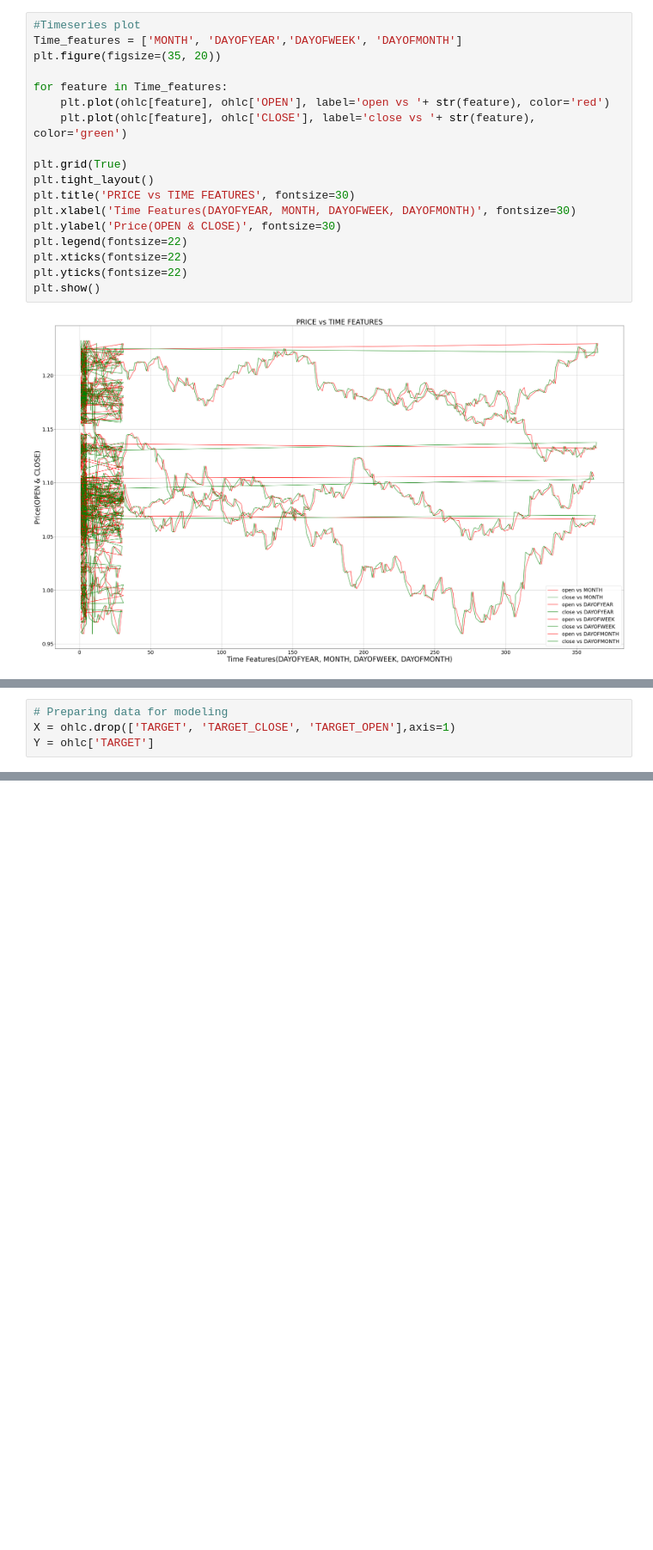
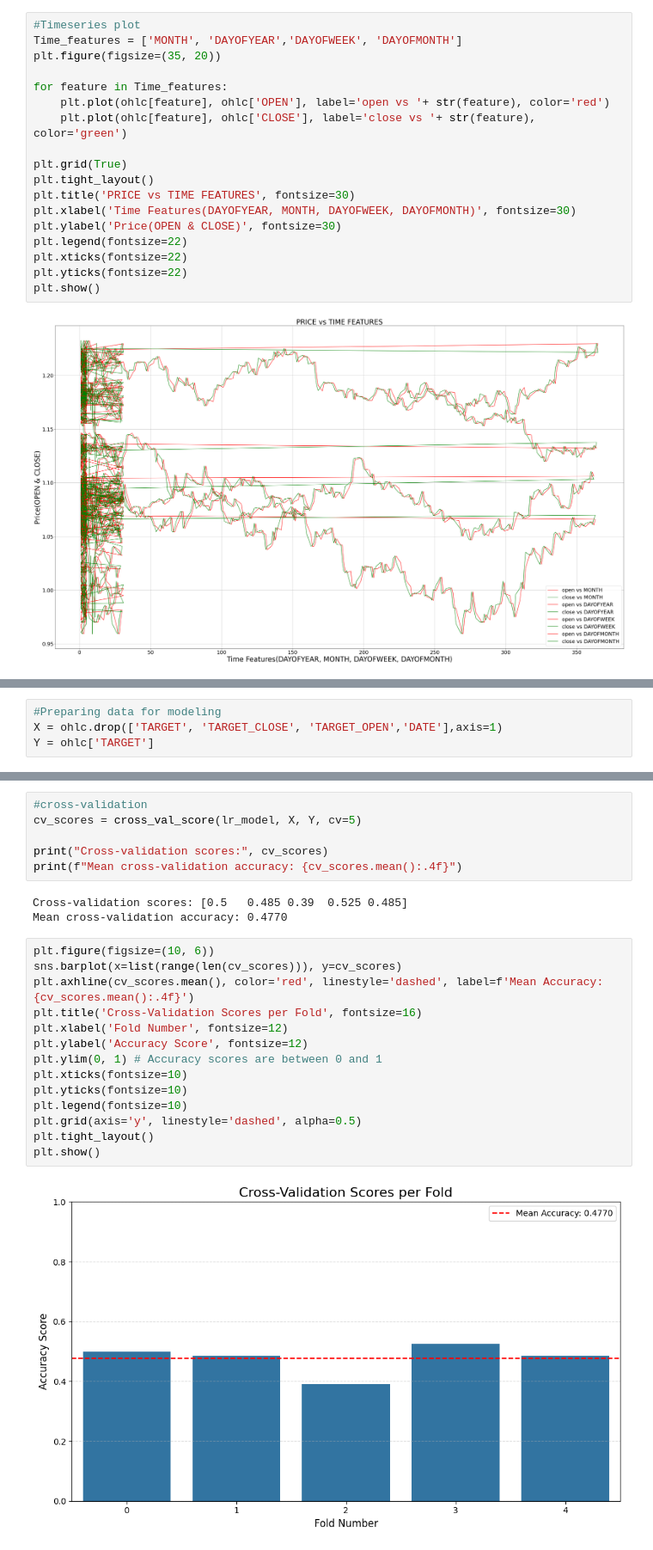
Before and after one commit to vamshigitt/-Backtesting-a-strategy-using-ML.-, a Jupyter notebook: Backtesting_strategy_using_ML.ipynb, the cells around one changed output, grey strips where cells are left out. Shown at 86% size. Drawn from its saved outputs; the diff is of its cells as text; blank space fills up the shorter version.

```diff
--- a/Backtesting_strategy_using_ML.ipynb
+++ b/Backtesting_strategy_using_ML.ipynb
@@ -130,5 +297,5 @@ memory usage: 226.7 KB
 # %%
-# Preparing data for modeling
-X = ohlc.drop(['TARGET', 'TARGET_CLOSE', 'TARGET_OPEN'],axis=1)
+#Preparing data for modeling
+X = ohlc.drop(['TARGET', 'TARGET_CLOSE', 'TARGET_OPEN','DATE'],axis=1)
 Y = ohlc['TARGET']
 # %%
@@ -184,0 +352,25 @@ weighted avg       0.51      0.50      0.49       400
+# %%
+#cross-validation
+cv_scores = cross_val_score(lr_model, X, Y, cv=5)
+
+print("Cross-validation scores:", cv_scores)
+print(f"Mean cross-validation accuracy: {cv_scores.mean():.4f}")
+# %% [output]
+Cross-validation scores: [0.5   0.485 0.39  0.525 0.485]
+Mean cross-validation accuracy: 0.4770
+# %%
+plt.figure(figsize=(10, 6))
+sns.barplot(x=list(range(len(cv_scores))), y=cv_scores)
+plt.axhline(cv_scores.mean(), color='red', linestyle='dashed', label=f'Mean Accuracy: {cv_scores.mean():.4f}')
+plt.title('Cross-Validation Scores per Fold', fontsize=16)
+plt.xlabel('Fold Number', fontsize=12)
+plt.ylabel('Accuracy Score', fontsize=12)
+plt.ylim(0, 1) # Accuracy scores are between 0 and 1
+plt.xticks(fontsize=10)
+plt.yticks(fontsize=10)
+plt.legend(fontsize=10)
+plt.grid(axis='y', linestyle='dashed', alpha=0.5)
+plt.tight_layout()
+plt.show()
+# %% [output]
+[figure, added]
```
Also changed, not shown: parts of 39 cells of this notebook.
